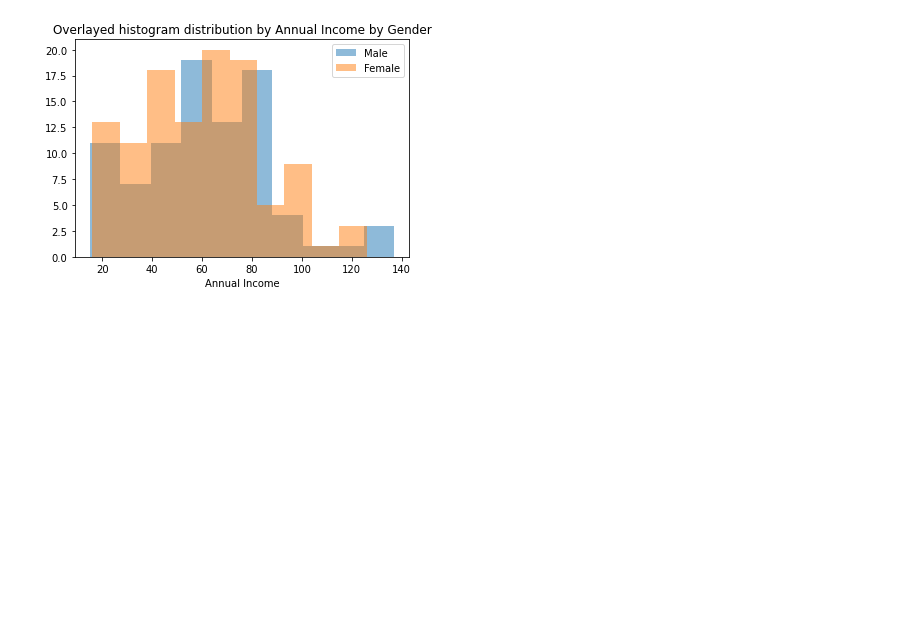
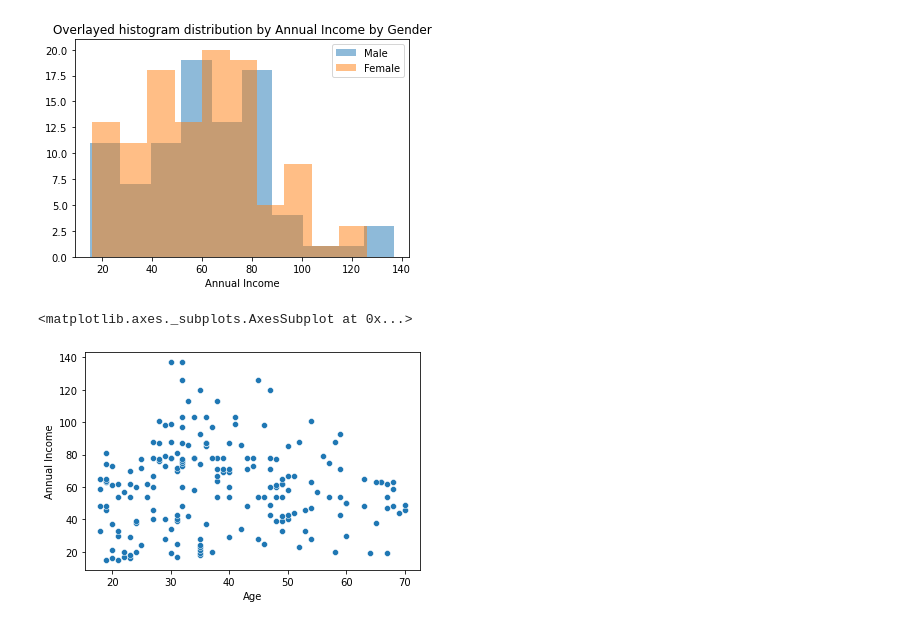
Before and after one commit to cornel-kim/samples, a Jupyter notebook: test.ipynb, the cells around one changed output. Saved outputs shown, nothing was run; the diff lists cells and outputs as text; code cells hidden in the pictures; blank space fills up the shorter version.

```diff
--- a/test.ipynb
+++ b/test.ipynb
@@ -113,3 +113,10 @@ plt.legend()#to show the labels
 # %% [output]
 <matplotlib.legend.Legend at 0x...>
 [figure]
+# %%
+import matplotlib.pyplot as plt
+import seaborn as sbn
+sbn.scatterplot('Age', 'Annual Income', data=customer)#using a scatter plot
+# %% [output]
+<matplotlib.axes._subplots.AxesSubplot at 0x...>
+[figure, added]
```
Also changed, not shown: parts of 1 cell of this notebook.
